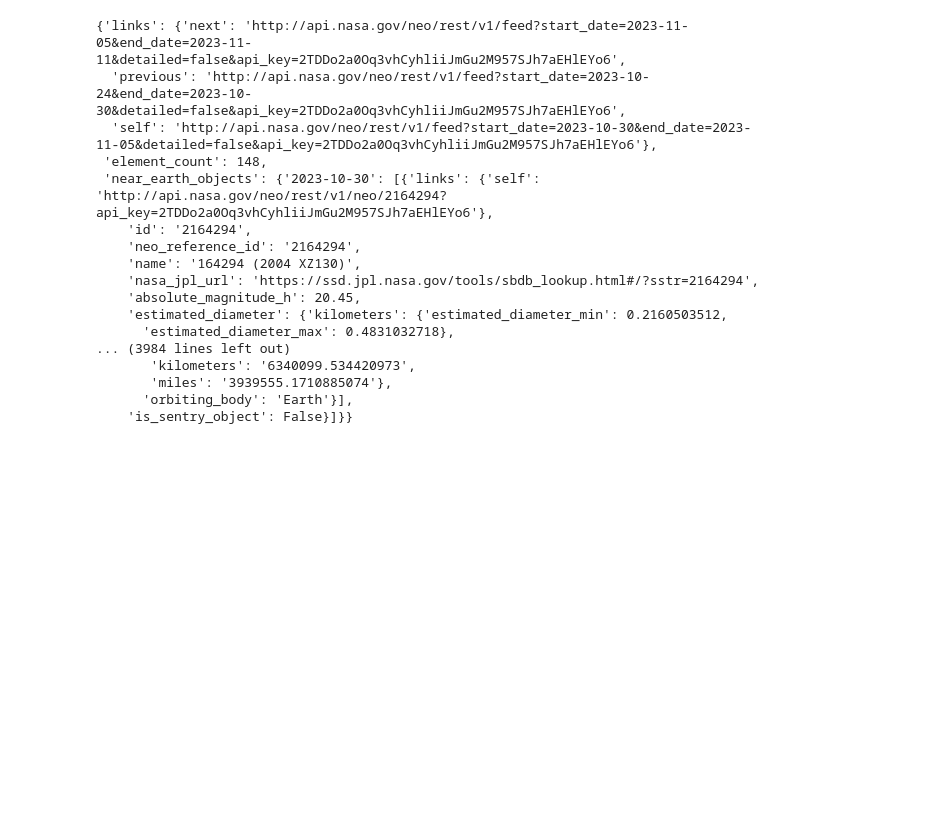
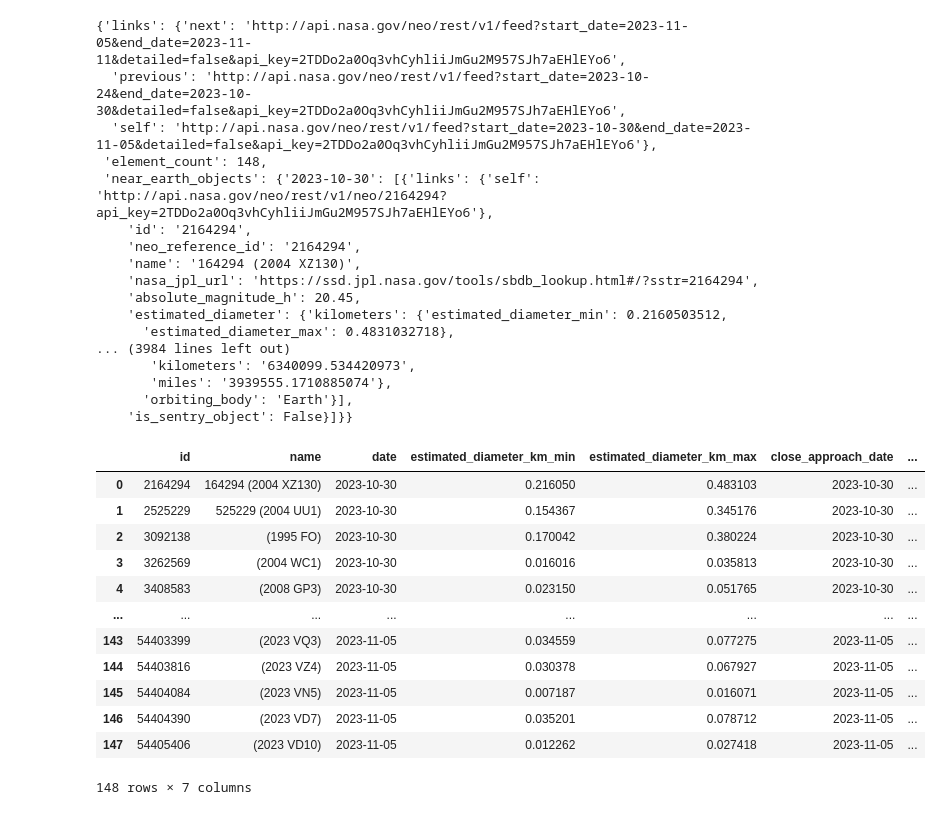
Before and after one commit to GALACICEK/NasaApi, a Jupyter notebook: nasa_api_test.ipynb, the cells around one changed output. Cells and saved outputs as stored; diff of their text form; code cells hidden in the pictures; blank space fills up the shorter version.

```diff
--- a/nasa_api_test.ipynb
+++ b/nasa_api_test.ipynb
@@ -58,0 +90,16 @@ response_nov
+# %%
+df
+# %% [output]
+|  | id | name | date | estimated_diameter_km_min | estimated_diameter_km_max | close_approach_date | ... |
+| 0 | 2164294 | 164294 (2004 XZ130) | 2023-10-30 | 0.216050 | 0.483103 | 2023-10-30 | ... |
+| 1 | 2525229 | 525229 (2004 UU1) | 2023-10-30 | 0.154367 | 0.345176 | 2023-10-30 | ... |
+| 2 | 3092138 | (1995 FO) | 2023-10-30 | 0.170042 | 0.380224 | 2023-10-30 | ... |
+| 3 | 3262569 | (2004 WC1) | 2023-10-30 | 0.016016 | 0.035813 | 2023-10-30 | ... |
+| 4 | 3408583 | (2008 GP3) | 2023-10-30 | 0.023150 | 0.051765 | 2023-10-30 | ... |
+| ... | ... | ... | ... | ... | ... | ... | ... |
+| 143 | 54403399 | (2023 VQ3) | 2023-11-05 | 0.034559 | 0.077275 | 2023-11-05 | ... |
+| 144 | 54403816 | (2023 VZ4) | 2023-11-05 | 0.030378 | 0.067927 | 2023-11-05 | ... |
+| 145 | 54404084 | (2023 VN5) | 2023-11-05 | 0.007187 | 0.016071 | 2023-11-05 | ... |
+| 146 | 54404390 | (2023 VD7) | 2023-11-05 | 0.035201 | 0.078712 | 2023-11-05 | ... |
+| 147 | 54405406 | (2023 VD10) | 2023-11-05 | 0.012262 | 0.027418 | 2023-11-05 | ... |
+148 rows × 7 columns
```
Also changed, not shown: parts of 4 cells of this notebook, 1 other file.
